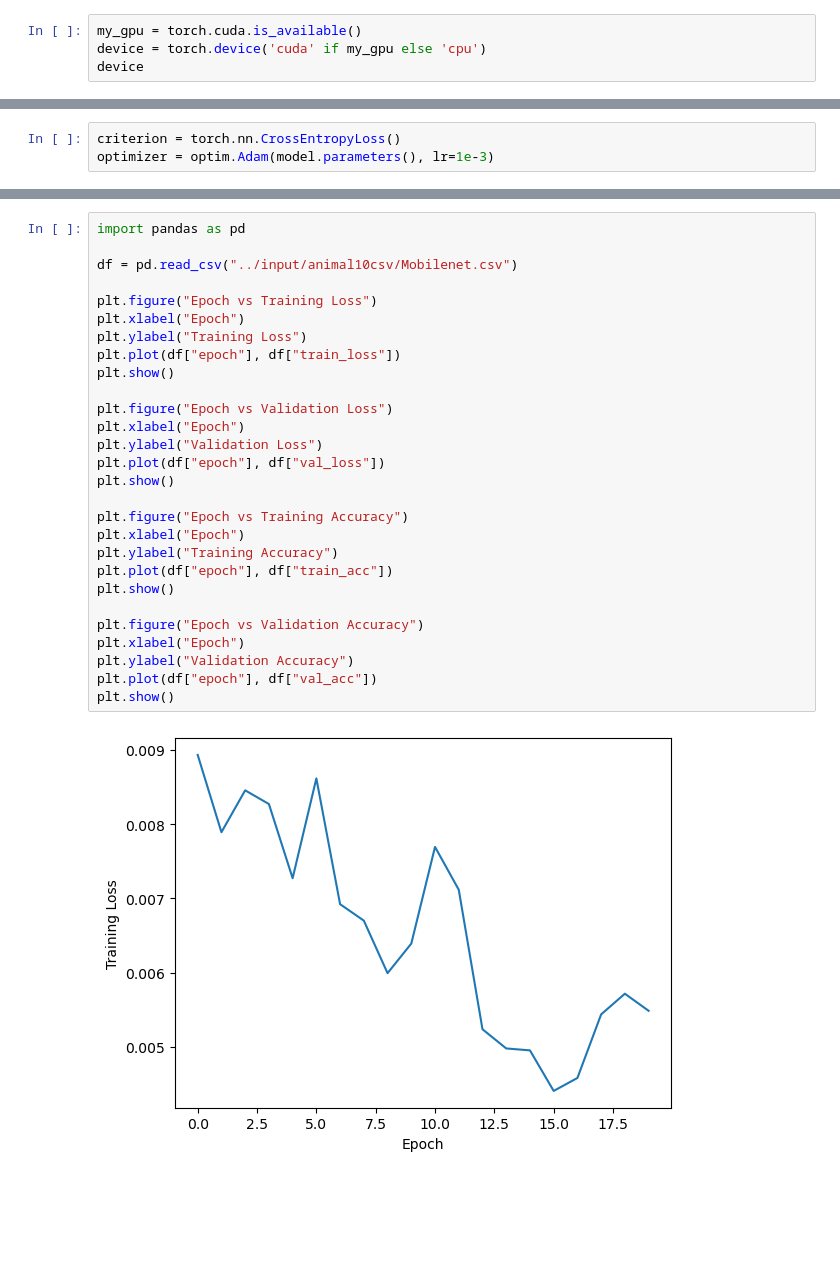
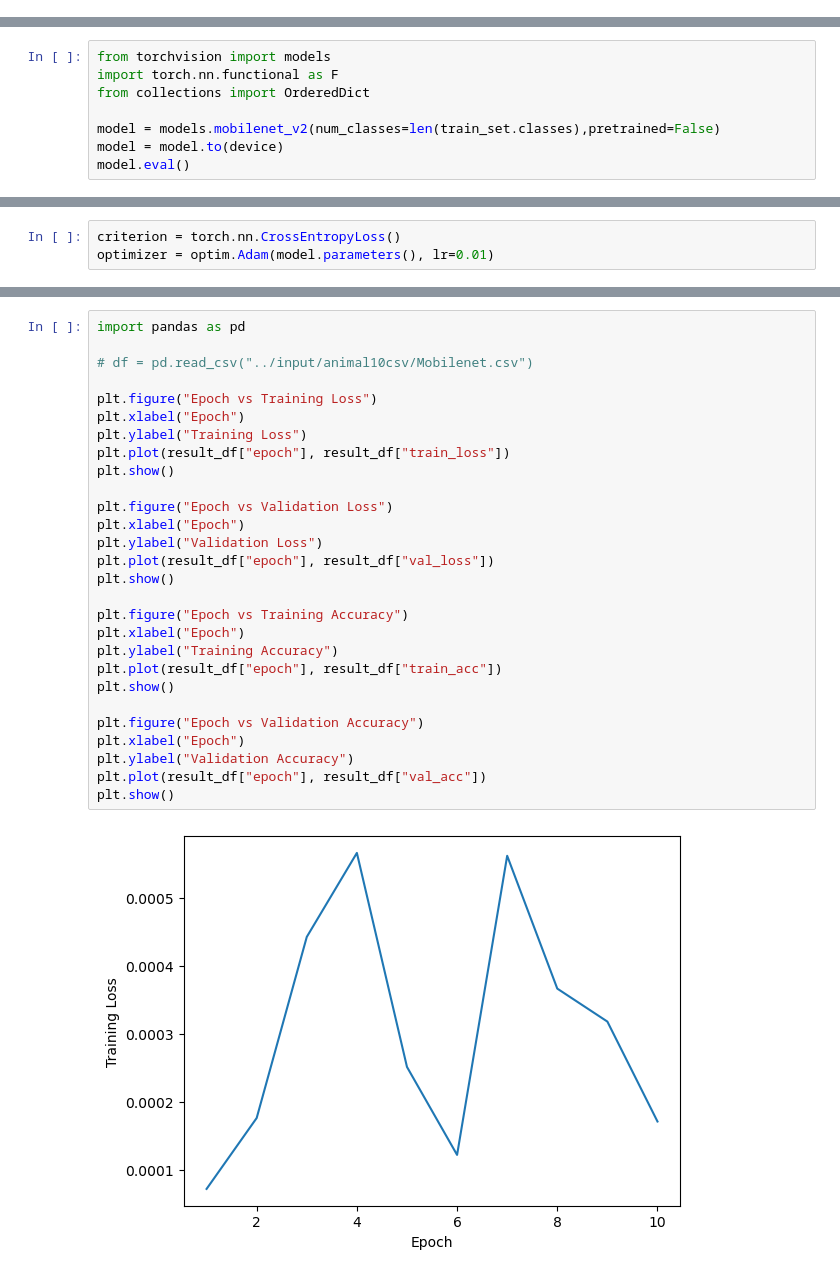
Before and after one commit to imdeep2905/COMP6721_Winter2023_GroupA, a Jupyter notebook: src/Animal-10/Mobilenet/animal-10-mobilenet.ipynb, the cells around one changed output, grey strips where cells are left out. Drawn from its saved outputs; the diff is of its cells as text; blank space fills up the shorter version.

```diff
--- a/src/Animal-10/Mobilenet/animal-10-mobilenet.ipynb
+++ b/src/Animal-10/Mobilenet/animal-10-mobilenet.ipynb
@@ -59,4 +95,0 @@ print("Classes : ", trainset.classes)
-# %%
-my_gpu = torch.cuda.is_available()
-device = torch.device('cuda' if my_gpu else 'cpu')
-device
@@ -98,0 +151,8 @@ model.eval()
+# %%
+from torchvision import models
+import torch.nn.functional as F
+from collections import OrderedDict
+
+model = models.mobilenet_v2(num_classes=len(train_set.classes),pretrained=False)
+model = model.to(device)
+model.eval()
@@ -99,3 +181,3 @@ model.eval()
 # %%
 criterion = torch.nn.CrossEntropyLoss()
-optimizer = optim.Adam(model.parameters(), lr=1e-3)
+optimizer = optim.Adam(model.parameters(), lr=0.01)
@@ -187,30 +353,30 @@ MobileNetV2(
 # %%
 import pandas as pd
 
-df = pd.read_csv("../input/animal10csv/Mobilenet.csv")
+# df = pd.read_csv("../input/animal10csv/Mobilenet.csv")
 
 plt.figure("Epoch vs Training Loss")
 plt.xlabel("Epoch")
 plt.ylabel("Training Loss")
-plt.plot(df["epoch"], df["train_loss"])
+plt.plot(result_df["epoch"], result_df["train_loss"])
 plt.show()
 
 plt.figure("Epoch vs Validation Loss")
 plt.xlabel("Epoch")
 plt.ylabel("Validation Loss")
-plt.plot(df["epoch"], df["val_loss"])
+plt.plot(result_df["epoch"], result_df["val_loss"])
 plt.show()
 
 plt.figure("Epoch vs Training Accuracy")
 plt.xlabel("Epoch")
 plt.ylabel("Training Accuracy")
-plt.plot(df["epoch"], df["train_acc"])
+plt.plot(result_df["epoch"], result_df["train_acc"])
 plt.show()
 
 plt.figure("Epoch vs Validation Accuracy")
 plt.xlabel("Epoch")
 plt.ylabel("Validation Accuracy")
-plt.plot(df["epoch"], df["val_acc"])
+plt.plot(result_df["epoch"], result_df["val_acc"])
 plt.show()
 # %% [output]
-[figure, old version]
+[figure, new version]
```
Also changed, not shown: parts of 23 cells of this notebook, 1 other file.
